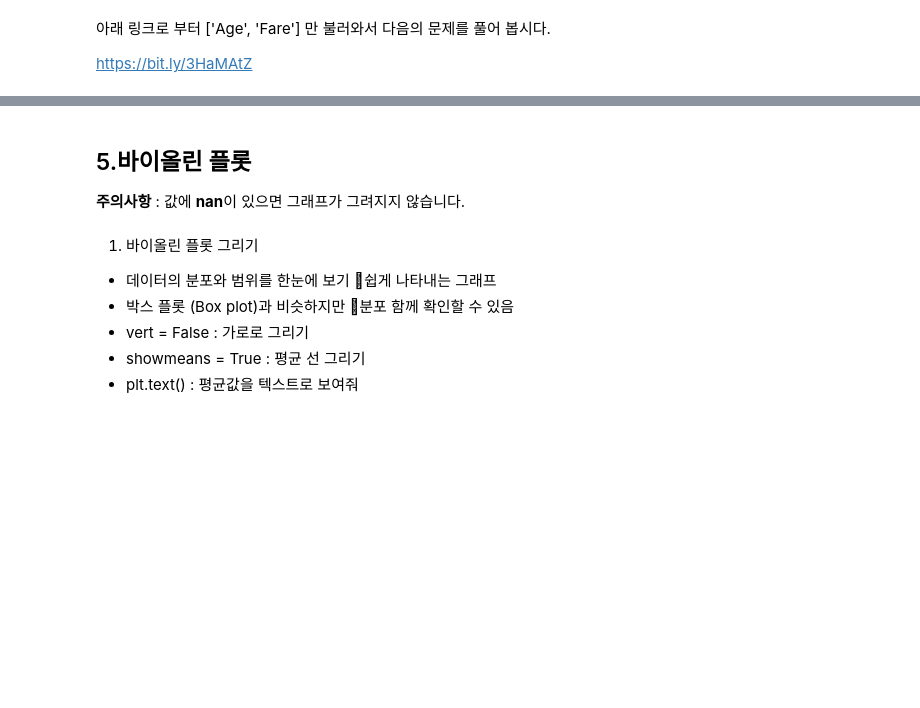
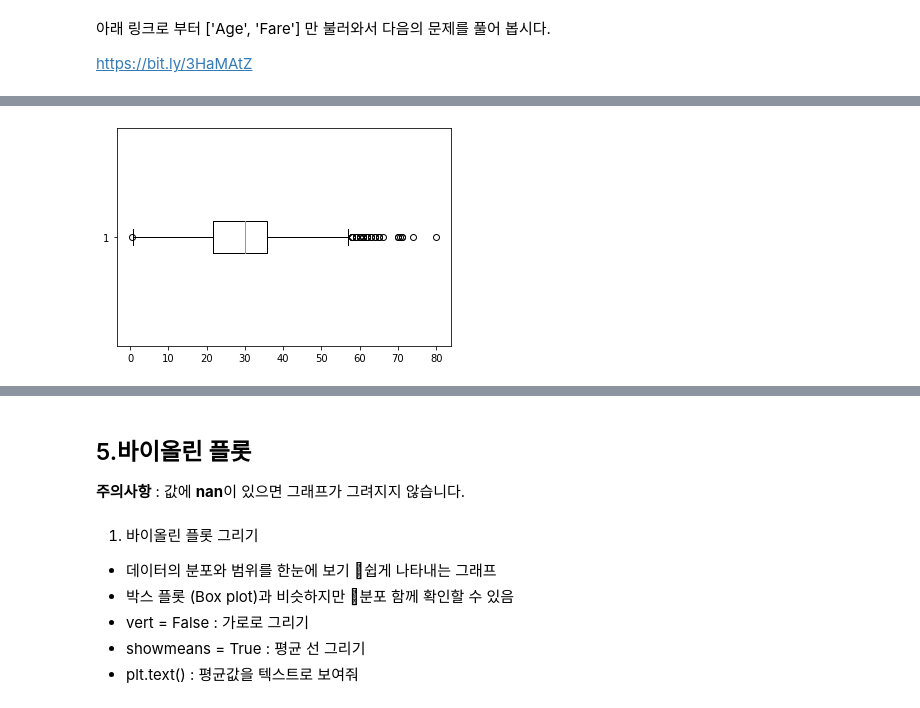
Before and after one commit to ringolove/aivle2201, a Jupyter notebook: python_visualization/04과 단변량분석_숫자형변수_시각화.ipynb, the cells around one changed output, grey strips where cells are left out. Drawn from its saved outputs; the diff is of its cells as text; code cells hidden in the pictures; blank space fills up the shorter version.

```diff
--- a/python_visualization/04과 단변량분석_숫자형변수_시각화.ipynb
+++ b/python_visualization/04과 단변량분석_숫자형변수_시각화.ipynb
@@ -195,4 +216,8 @@ https://bit.ly/3HaMAtZ
 # %%
 # 박스 플롯을 옆으로 그려 봅시다.
+plt.boxplot(data['Age'],vert=False)
+plt.show()
+# %% [output]
+[figure, added]
 # %%
 # 박스 플롯의 아래 수염의 min, max, 윗 수염의 min, max를 구해 봅시다.
```
Also changed, not shown: parts of 21 cells of this notebook, 2 other files.
